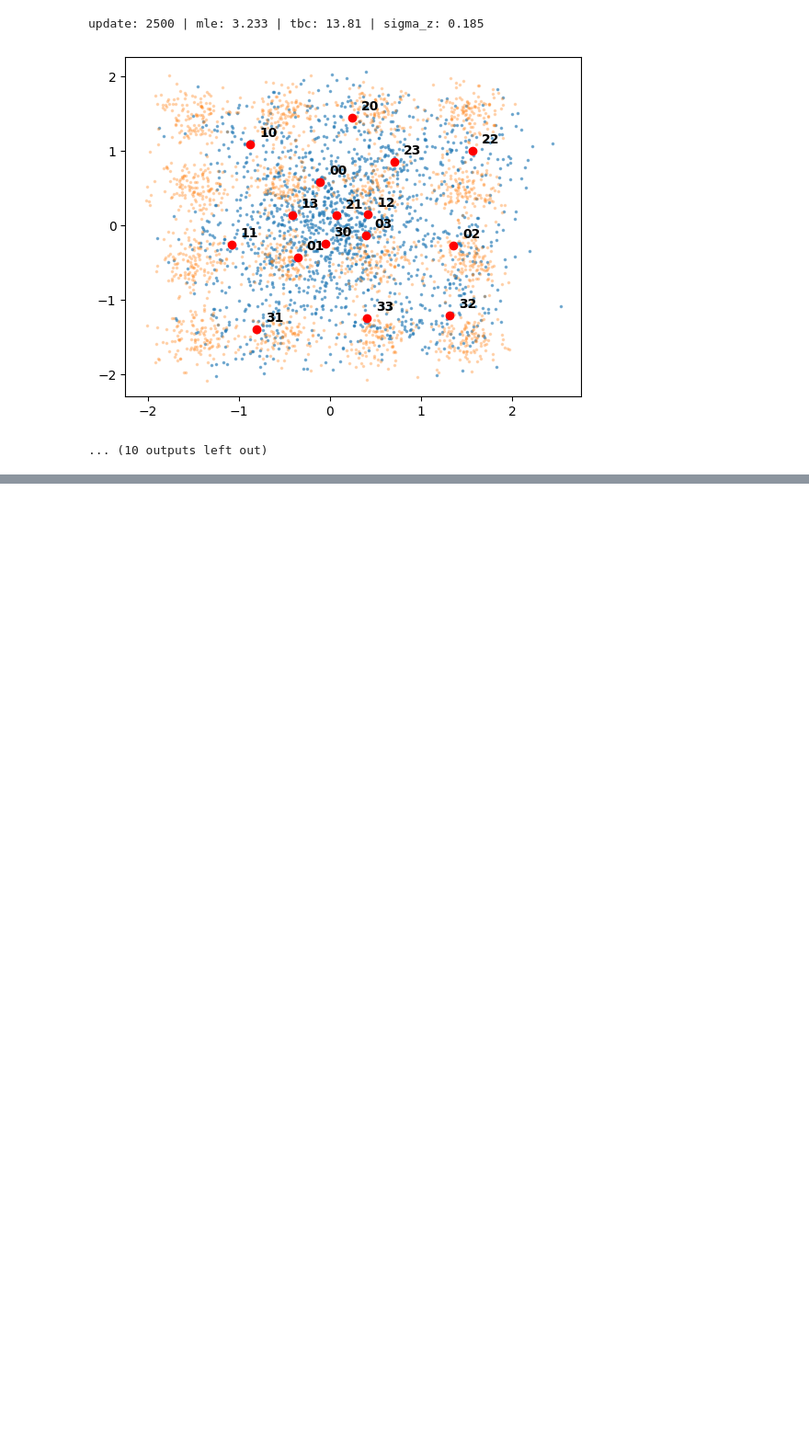
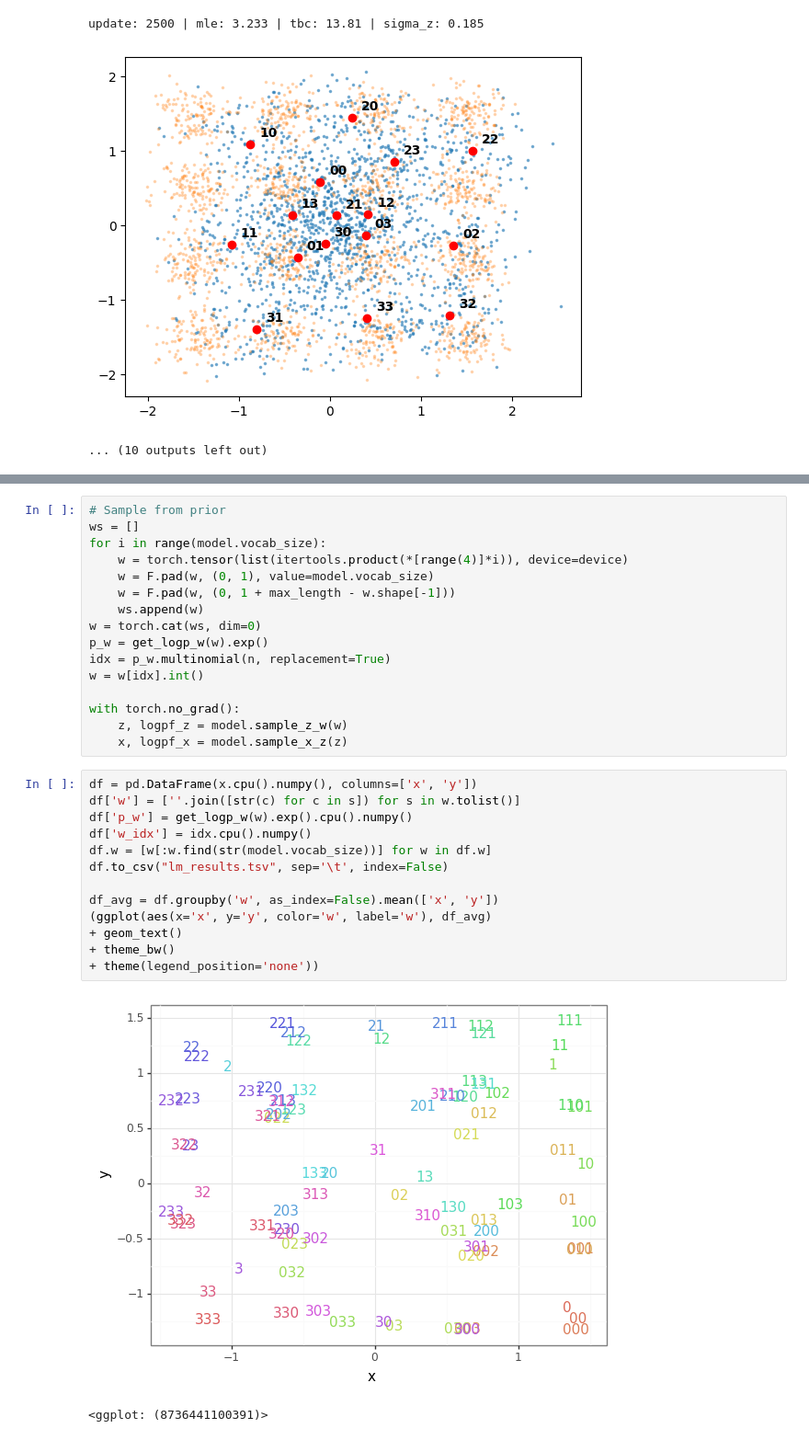
Before and after one commit to andrewnam/gfn_attractors, a Jupyter notebook: python/scripts/gaussians2d.ipynb, the cells around one changed output, grey strips where cells are left out. Shown at 92% size. Drawn from its saved outputs; the diff is of its cells as text; blank space fills up the shorter version.

```diff
--- a/python/scripts/gaussians2d.ipynb
+++ b/python/scripts/gaussians2d.ipynb
@@ -188,0 +406,32 @@ update: 2500 | mle: 3.233 | tbc: 13.81 | sigma_z: 0.185
+# %%
+# Sample from prior
+ws = []
+for i in range(model.vocab_size):
+    w = torch.tensor(list(itertools.product(*[range(4)]*i)), device=device)
+    w = F.pad(w, (0, 1), value=model.vocab_size)
+    w = F.pad(w, (0, 1 + max_length - w.shape[-1]))
+    ws.append(w)
+w = torch.cat(ws, dim=0)
+p_w = get_logp_w(w).exp()
+idx = p_w.multinomial(n, replacement=True)
+w = w[idx].int()
+
+with torch.no_grad():
+    z, logpf_z = model.sample_z_w(w)
+    x, logpf_x = model.sample_x_z(z)
+# %%
+df = pd.DataFrame(x.cpu().numpy(), columns=['x', 'y'])
+df['w'] = [''.join([str(c) for c in s]) for s in w.tolist()]
+df['p_w'] = get_logp_w(w).exp().cpu().numpy()
+df['w_idx'] = idx.cpu().numpy()
+df.w = [w[:w.find(str(model.vocab_size))] for w in df.w]
+df.to_csv("lm_results.tsv", sep='\t', index=False)
+
+df_avg = df.groupby('w', as_index=False).mean(['x', 'y'])
+(ggplot(aes(x='x', y='y', color='w', label='w'), df_avg)
++ geom_text()
++ theme_bw()
++ theme(legend_position='none'))
+# %% [output]
+[figure, added]
+<ggplot: (8736441100391)>
```
Also changed, not shown: parts of 8 cells of this notebook.
